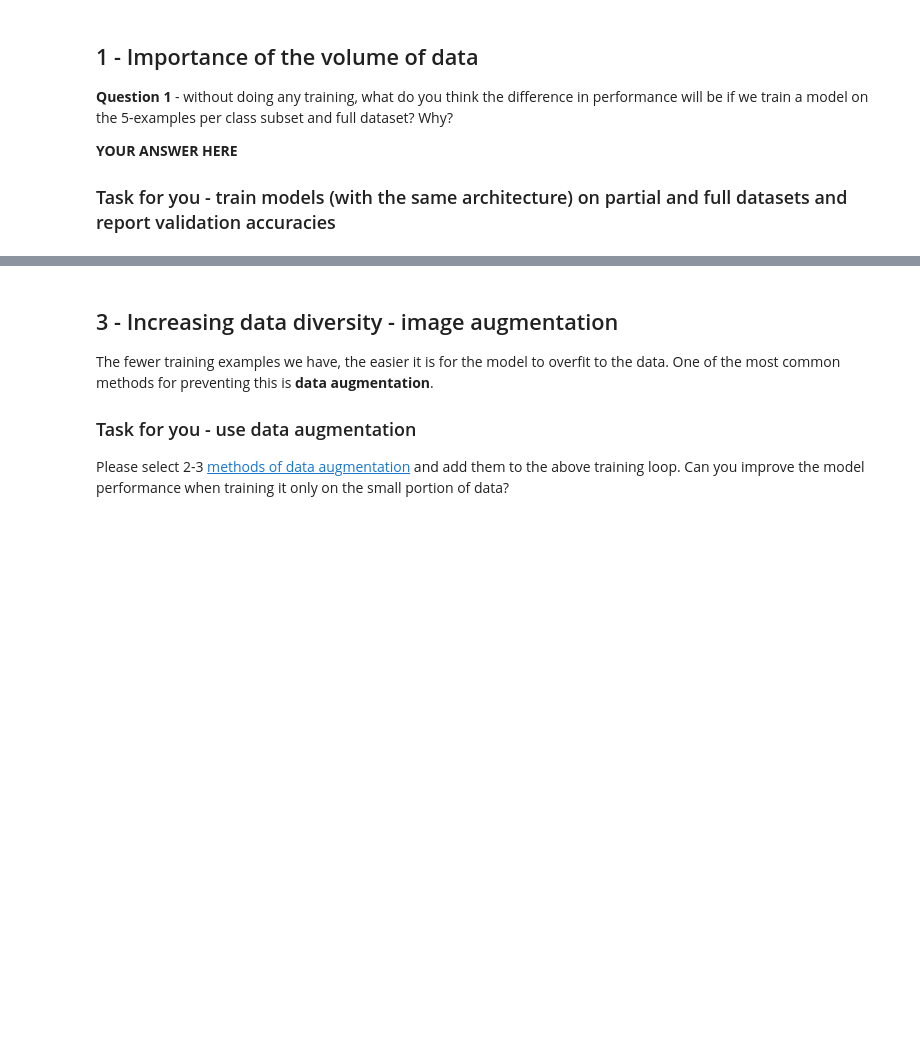
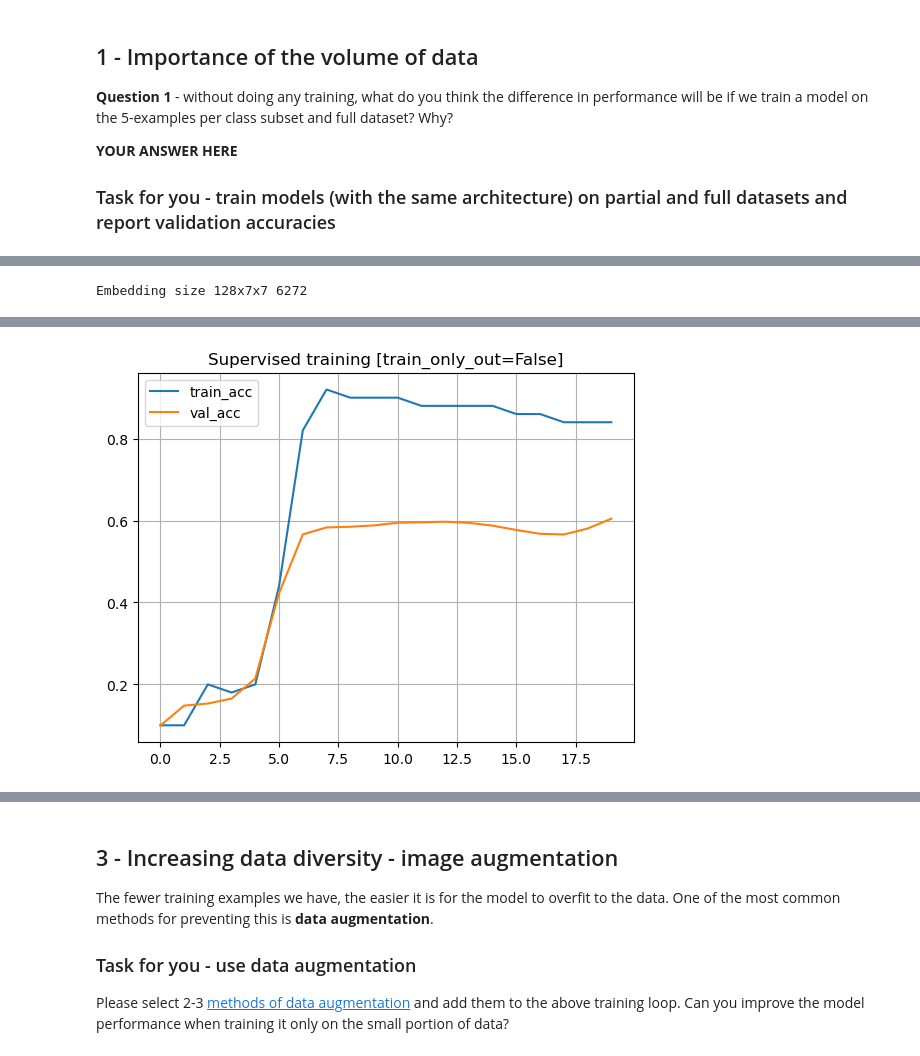
Before and after one commit to Teddy298/wzum-23, a Jupyter notebook: labs/lab3_self-supervised.ipynb, the cells around one changed output, grey strips where cells are left out. Cells and saved outputs as stored; diff of their text form; code cells hidden in the pictures; blank space fills up the shorter version.

```diff
--- a/labs/lab3_self-supervised.ipynb
+++ b/labs/lab3_self-supervised.ipynb
@@ -209,3 +217,5 @@ train_net(net1, dl_train_full, dl_test)
 # %%
-net2 =  Net(...)
+net2 =  Net([32, 32, 64, 64, 128, 128], [2, 4])
 train_net(net2, dl_train_labeled, dl_test,)
+# %% [output]
+Embedding size 128x7x7 6272
@@ -212,3 +223,4 @@ train_net(net2, dl_train_labeled, dl_test,)
+[figure, added]
 # %% [markdown]
 ## 2 - Cluster assumption idea
 
```
Also changed, not shown: parts of 14 cells of this notebook.
